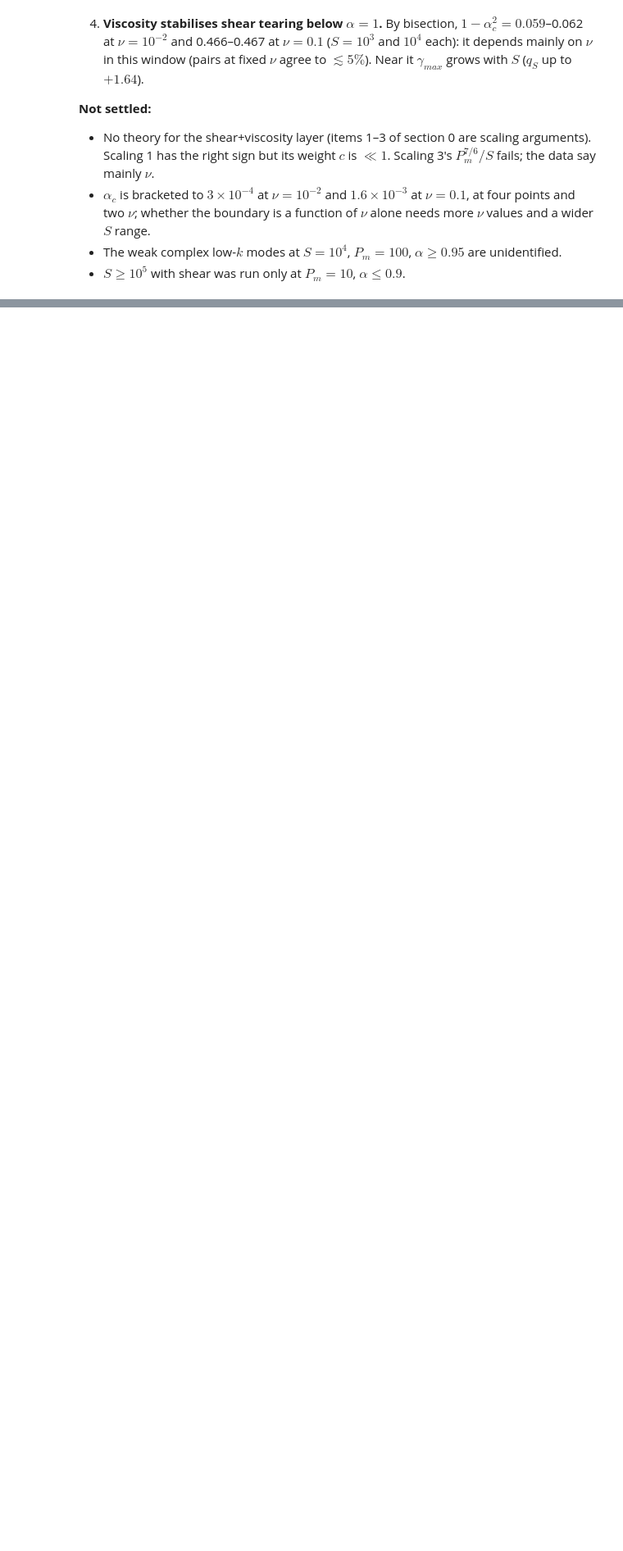
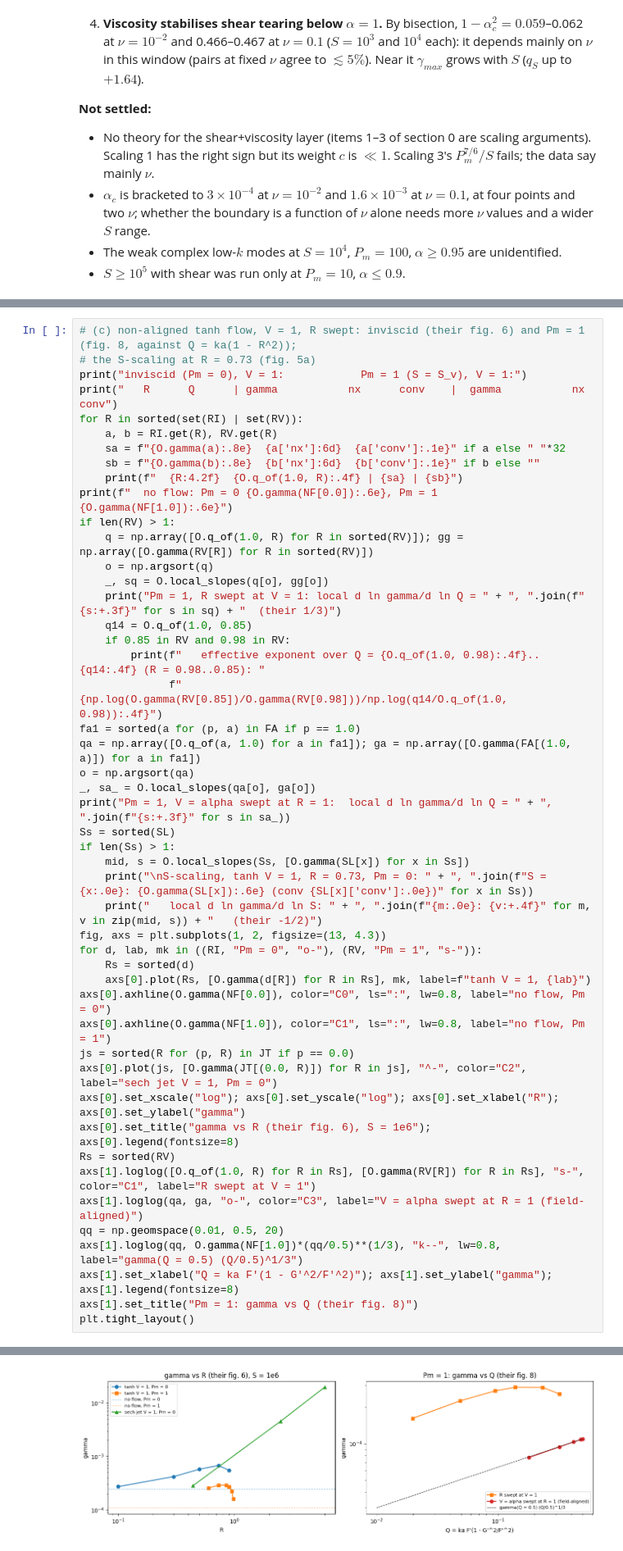
Before and after one commit to alfredmallet/taranis, a Jupyter notebook: examples/tearing-viscosity.ipynb, the cells around one changed output, grey strips where cells are left out. Shown at 82% size. Drawn from its saved outputs; the diff is of its cells as text; blank space fills up the shorter version.

```diff
--- a/examples/tearing-viscosity.ipynb
+++ b/examples/tearing-viscosity.ipynb
@@ -814,0 +1040,49 @@ k* jumps along the alpha chains (|ratio| > 1.3) -- possible branch switches:
+# %%
+# (c) non-aligned tanh flow, V = 1, R swept: inviscid (their fig. 6) and Pm = 1 (fig. 8, against Q = ka(1 - R^2));
+# the S-scaling at R = 0.73 (fig. 5a)
+print("inviscid (Pm = 0), V = 1:            Pm = 1 (S = S_v), V = 1:")
+print("   R      Q      | gamma           nx      conv    |  gamma           nx     conv")
+for R in sorted(set(RI) | set(RV)):
+    a, b = RI.get(R), RV.get(R)
+    sa = f"{O.gamma(a):.8e}  {a['nx']:6d}  {a['conv']:.1e}" if a else " "*32
+    sb = f"{O.gamma(b):.8e}  {b['nx']:6d}  {b['conv']:.1e}" if b else ""
+    print(f"  {R:4.2f}  {O.q_of(1.0, R):.4f} | {sa} | {sb}")
+print(f"  no flow: Pm = 0 {O.gamma(NF[0.0]):.6e}, Pm = 1 {O.gamma(NF[1.0]):.6e}")
+if len(RV) > 1:
+    q = np.array([O.q_of(1.0, R) for R in sorted(RV)]); gg = np.array([O.gamma(RV[R]) for R in sorted(RV)])
+    o = np.argsort(q)
+    _, sq = O.local_slopes(q[o], gg[o])
+    print("Pm = 1, R swept at V = 1: local d ln gamma/d ln Q = " + ", ".join(f"{s:+.3f}" for s in sq) + "  (their 1/3)")
+    q14 = O.q_of(1.0, 0.85)
+    if 0.85 in RV and 0.98 in RV:
+        print(f"   effective exponent over Q = {O.q_of(1.0, 0.98):.4f}..{q14:.4f} (R = 0.98..0.85): "
+              f"{np.log(O.gamma(RV[0.85])/O.gamma(RV[0.98]))/np.log(q14/O.q_of(1.0, 0.98)):.4f}")
+fa1 = sorted(a for (p, a) in FA if p == 1.0)
+qa = np.array([O.q_of(a, 1.0) for a in fa1]); ga = np.array([O.gamma(FA[(1.0, a)]) for a in fa1])
+o = np.argsort(qa)
+_, sa_ = O.local_slopes(qa[o], ga[o])
+print("Pm = 1, V = alpha swept at R = 1:  local d ln gamma/d ln Q = " + ", ".join(f"{s:+.3f}" for s in sa_))
+Ss = sorted(SL)
+if len(Ss) > 1:
+    mid, s = O.local_slopes(Ss, [O.gamma(SL[x]) for x in Ss])
+    print("\nS-scaling, tanh V = 1, R = 0.73, Pm = 0: " + ", ".join(f"S = {x:.0e}: {O.gamma(SL[x]):.6e} (conv {SL[x]['conv']:.0e})" for x in Ss))
+    print("   local d ln gamma/d ln S: " + ", ".join(f"{m:.0e}: {v:+.4f}" for m, v in zip(mid, s)) + "   (their -1/2)")
+fig, axs = plt.subplots(1, 2, figsize=(13, 4.3))
+for d, lab, mk in ((RI, "Pm = 0", "o-"), (RV, "Pm = 1", "s-")):
+    Rs = sorted(d)
+    axs[0].plot(Rs, [O.gamma(d[R]) for R in Rs], mk, label=f"tanh V = 1, {lab}")
+axs[0].axhline(O.gamma(NF[0.0]), color="C0", ls=":", lw=0.8, label="no flow, Pm = 0")
+axs[0].axhline(O.gamma(NF[1.0]), color="C1", ls=":", lw=0.8, label="no flow, Pm = 1")
+js = sorted(R for (p, R) in JT if p == 0.0)
+axs[0].plot(js, [O.gamma(JT[(0.0, R)]) for R in js], "^-", color="C2", label="sech jet V = 1, Pm = 0")
+axs[0].set_xscale("log"); axs[0].set_yscale("log"); axs[0].set_xlabel("R"); axs[0].set_ylabel("gamma")
+axs[0].set_title("gamma vs R (their fig. 6), S = 1e6"); axs[0].legend(fontsize=8)
+Rs = sorted(RV)
+axs[1].loglog([O.q_of(1.0, R) for R in Rs], [O.gamma(RV[R]) for R in Rs], "s-", color="C1", label="R swept at V = 1")
+axs[1].loglog(qa, ga, "o-", color="C3", label="V = alpha swept at R = 1 (field-aligned)")
+qq = np.geomspace(0.01, 0.5, 20)
+axs[1].loglog(qq, O.gamma(NF[1.0])*(qq/0.5)**(1/3), "k--", lw=0.8, label="gamma(Q = 0.5) (Q/0.5)^1/3")
+axs[1].set_xlabel("Q = ka F'(1 - G'^2/F'^2)"); axs[1].set_ylabel("gamma"); axs[1].legend(fontsize=8)
+axs[1].set_title("Pm = 1: gamma vs Q (their fig. 8)")
+plt.tight_layout()
+# %% [output]
@@ -814,0 +1107 @@ k* jumps along the alpha chains (|ratio| > 1.3) -- possible branch switches:
+[figure, added]
```
Also changed, not shown: parts of 19 cells of this notebook, 2 other files.
